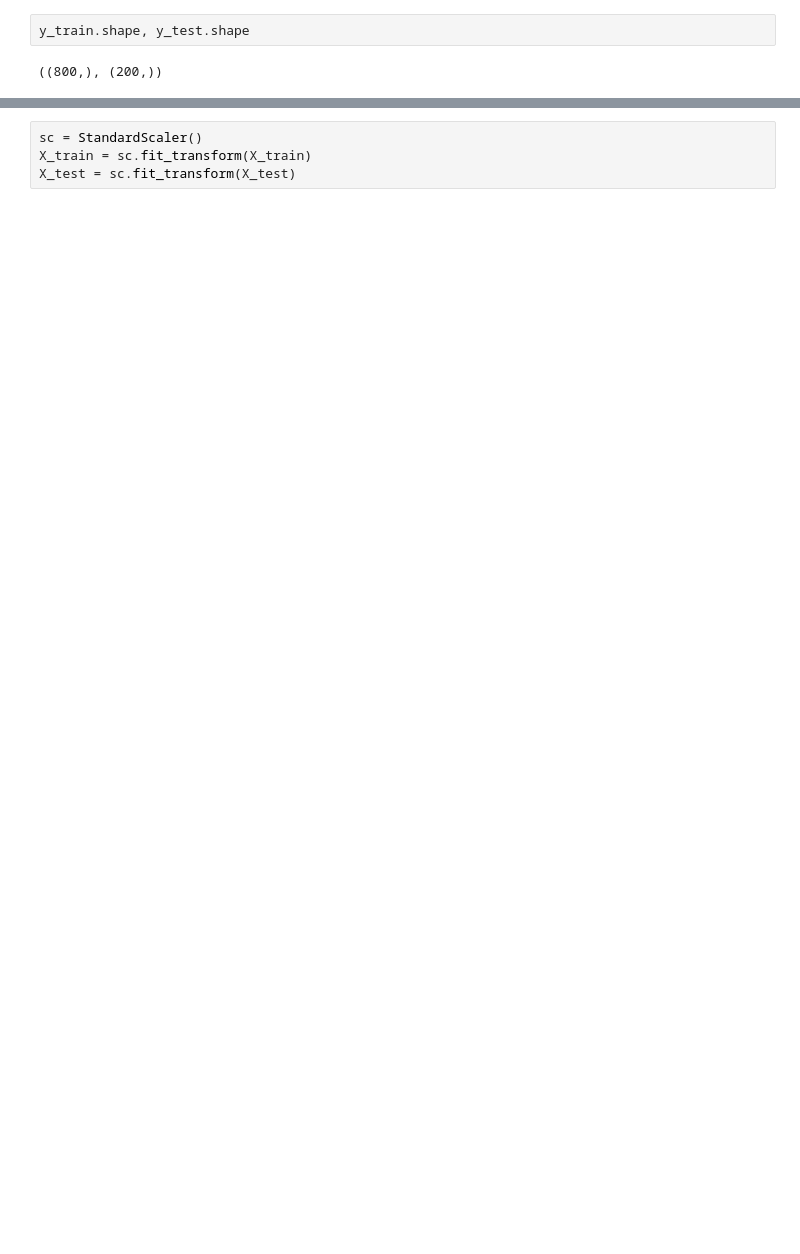
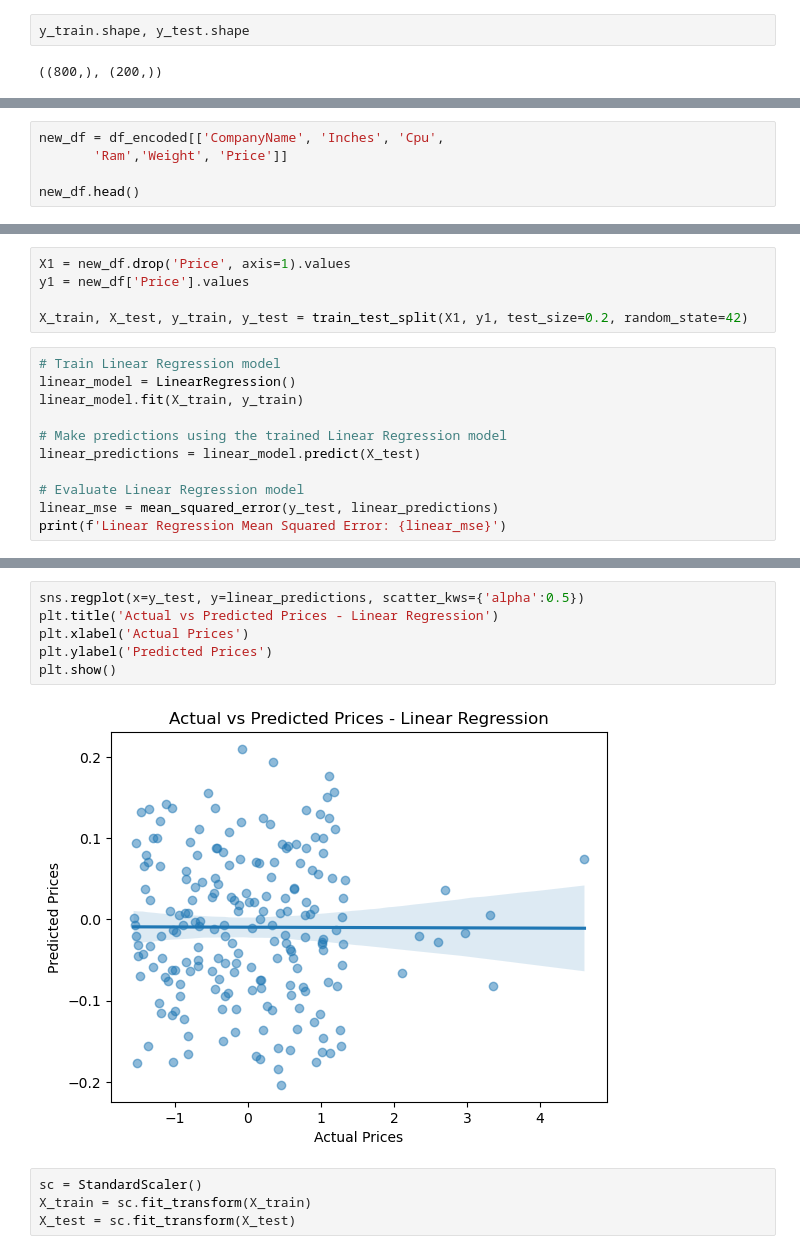
Before and after one commit to Jieyieteoh03/DS_capstone_project, a Jupyter notebook: DS Capstone Project Jie Yie.ipynb, the cells around one changed output, grey strips where cells are left out. Cells and saved outputs as stored; diff of their text form; blank space fills up the shorter version.

```diff
--- a/DS Capstone Project Jie Yie.ipynb
+++ b/DS Capstone Project Jie Yie.ipynb
@@ -292,0 +354,5 @@ y_train.shape, y_test.shape
+# %%
+new_df = df_encoded[['CompanyName', 'Inches', 'Cpu',
+       'Ram','Weight', 'Price']]
+
+new_df.head()
@@ -292,0 +366,16 @@ y_train.shape, y_test.shape
+# %%
+X1 = new_df.drop('Price', axis=1).values
+y1 = new_df['Price'].values
+
+X_train, X_test, y_train, y_test = train_test_split(X1, y1, test_size=0.2, random_state=42)
+# %%
+# Train Linear Regression model
+linear_model = LinearRegression()
+linear_model.fit(X_train, y_train)
+
+# Make predictions using the trained Linear Regression model
+linear_predictions = linear_model.predict(X_test)
+
+# Evaluate Linear Regression model
+linear_mse = mean_squared_error(y_test, linear_predictions)
+print(f'Linear Regression Mean Squared Error: {linear_mse}')
@@ -293,3 +393,11 @@ y_train.shape, y_test.shape
+# %%
+sns.regplot(x=y_test, y=linear_predictions, scatter_kws={'alpha':0.5})
+plt.title('Actual vs Predicted Prices - Linear Regression')
+plt.xlabel('Actual Prices')
+plt.ylabel('Predicted Prices')
+plt.show()
+# %% [output]
+[figure, added]
 # %%
 sc = StandardScaler()
 X_train = sc.fit_transform(X_train)
```
Also changed, not shown: parts of 28 cells of this notebook.
